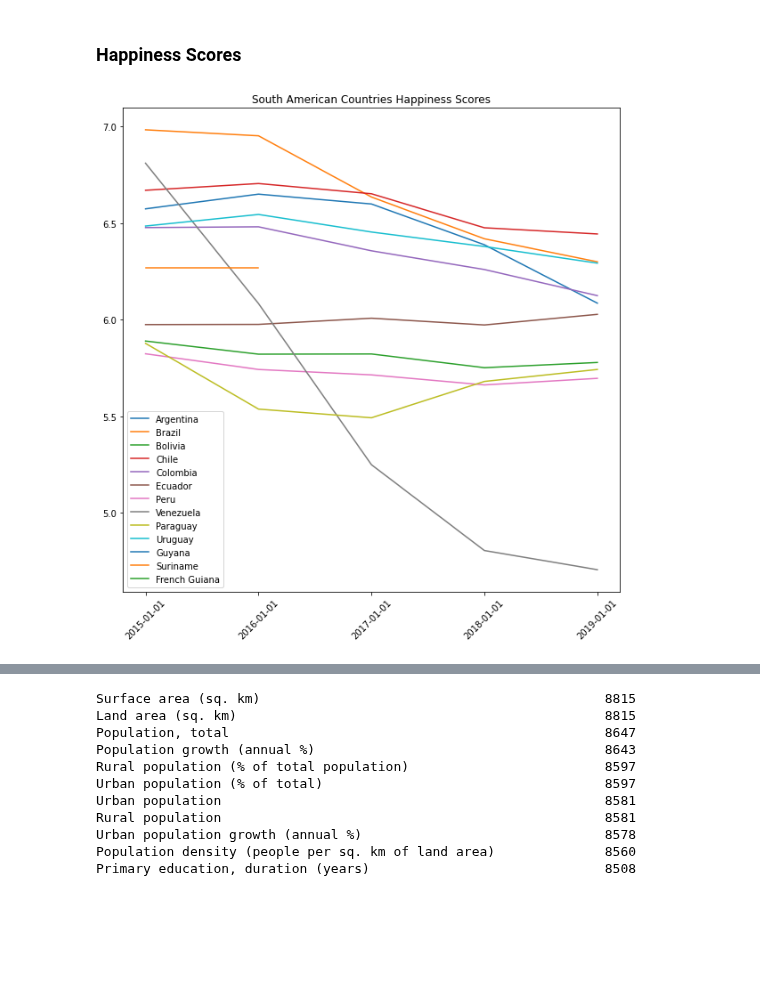
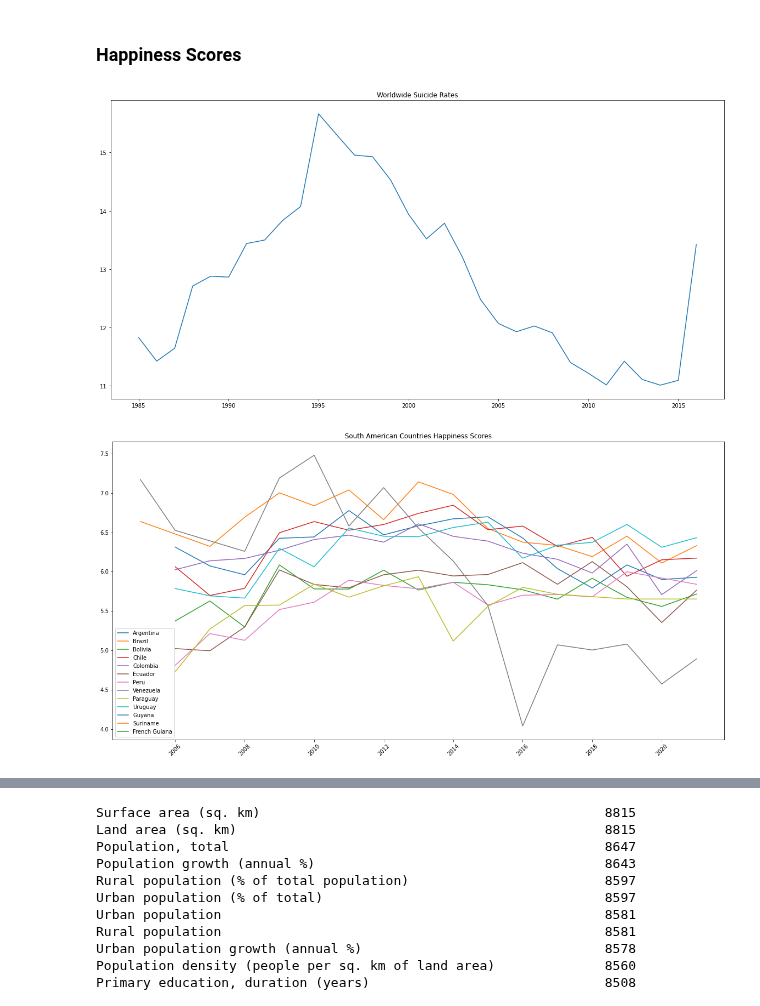
Before and after one commit to 281clo/World_Development_Mental_Health_Acquisition, a Jupyter notebook: Modeling.ipynb, the cells around one changed output, grey strips where cells are left out. Saved outputs shown, nothing was run; the diff lists cells and outputs as text; code cells hidden in the pictures; blank space fills up the shorter version.

```diff
--- a/Modeling.ipynb
+++ b/Modeling.ipynb
@@ -134,5 +83,11 @@ def plot_happy_N(df):
+# %%
+fig, ax = plt.subplots(figsize=(20,10))
+plt.plot(RateDf.groupby('year').mean()['suicides/100k pop'])
+plt.title('Worldwide Suicide Rates');
+# %% [output]
+[figure, added]
 # %%
-plot_happy_S(HappyDf)
+prep.plot_happy_S(HappyDf)
 plt.title('South American Countries Happiness Scores');
 # %% [output]
-[figure, old version]
+[figure, new version]
```
Also changed, not shown: parts of 26 cells of this notebook, 3 other files.
